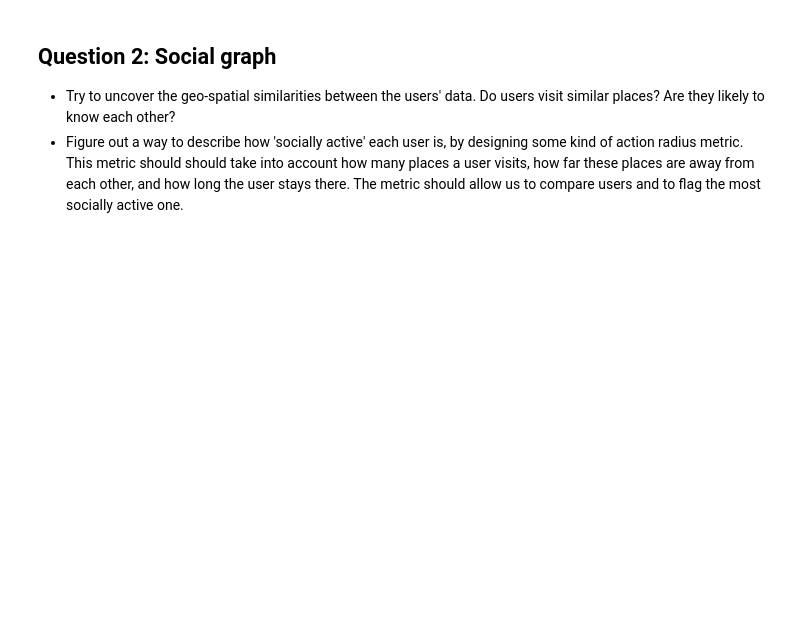
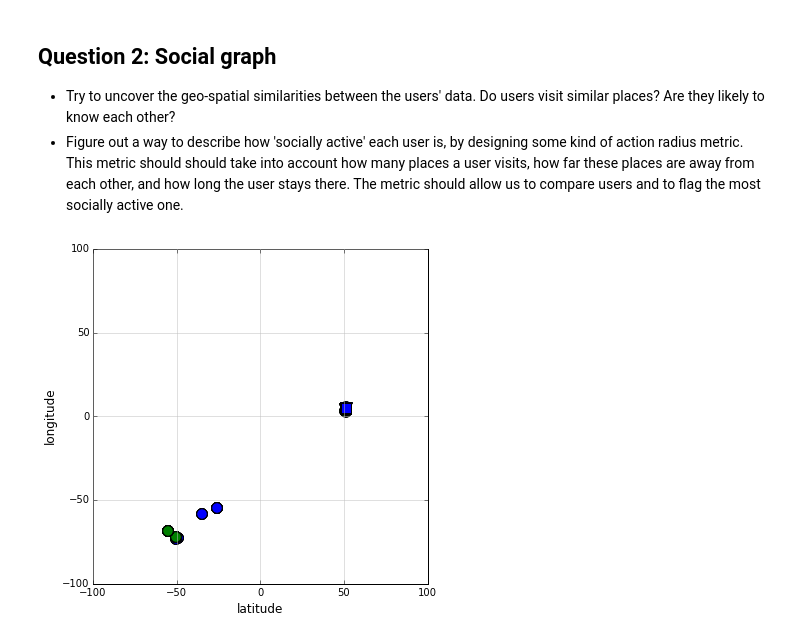
Before and after one commit to vinhqdang/personal_tracking_analysis, a Jupyter notebook: JDS_technical_assignment.ipynb, the cells around one changed output. Drawn from its saved outputs; the diff is of its cells as text; code cells hidden in the pictures; blank space fills up the shorter version.

```diff
--- a/JDS_technical_assignment.ipynb
+++ b/JDS_technical_assignment.ipynb
@@ -203,3 +252,33 @@ plot3d(person3)
 ## Question 2: Social graph
 - Try to uncover the geo-spatial similarities between the users' data. Do users visit similar places? Are they likely to know each other?
 - Figure out a way to describe how 'socially active' each user is, by designing some kind of action radius metric. This metric should should take into account how many places a user visits, how far these places are away from each other, and how long the user stays there. The metric should allow us to compare users and to flag the most socially active one.
+# %%
+# first let's plot person moves in one graph
+def plot_mult_persons (dfs, xlim = [-100,100], ylim = [-100,100]):
+    #dfs: a list of dataframe
+    fig = plt.figure(figsize=(6,6))
+    ax = fig.add_subplot(111)
+    ax.set_xlabel("latitude",fontsize=12)
+    ax.set_ylabel("longitude",fontsize=12)
+    ax.grid(True,linestyle='-',color='0.75')
+    ax.set_xlim (xlim)
+    ax.set_ylim (ylim)
+
+    trans_markers = {0:'o',1:'v',2:'s'}
+    trans_colors = {0:'r',1:'g',2:'b'}
+
+    for i in xrange (len (dfs)):
+        df = dfs[i]
+        z = df.time.apply(lambda x:x.hour) / 8
+        z = z.astype (int)
+        df['day_part'] = z
+        for j in xrange (len (df.index)):
+            ax.scatter(x = df.iloc[j]['latitude'], y = df.iloc[j]['longitude'], s=110,
+               c = trans_colors[i], marker = trans_markers[z[j]]
+                  )
+    plt.show()
+# %%
+plot_mult_persons ([person1,  person2, person3])
+# It seems that person 2 and 3 are quite close together
+# %% [output]
+[figure, added]
```
Also changed, not shown: parts of 10 cells of this notebook.
